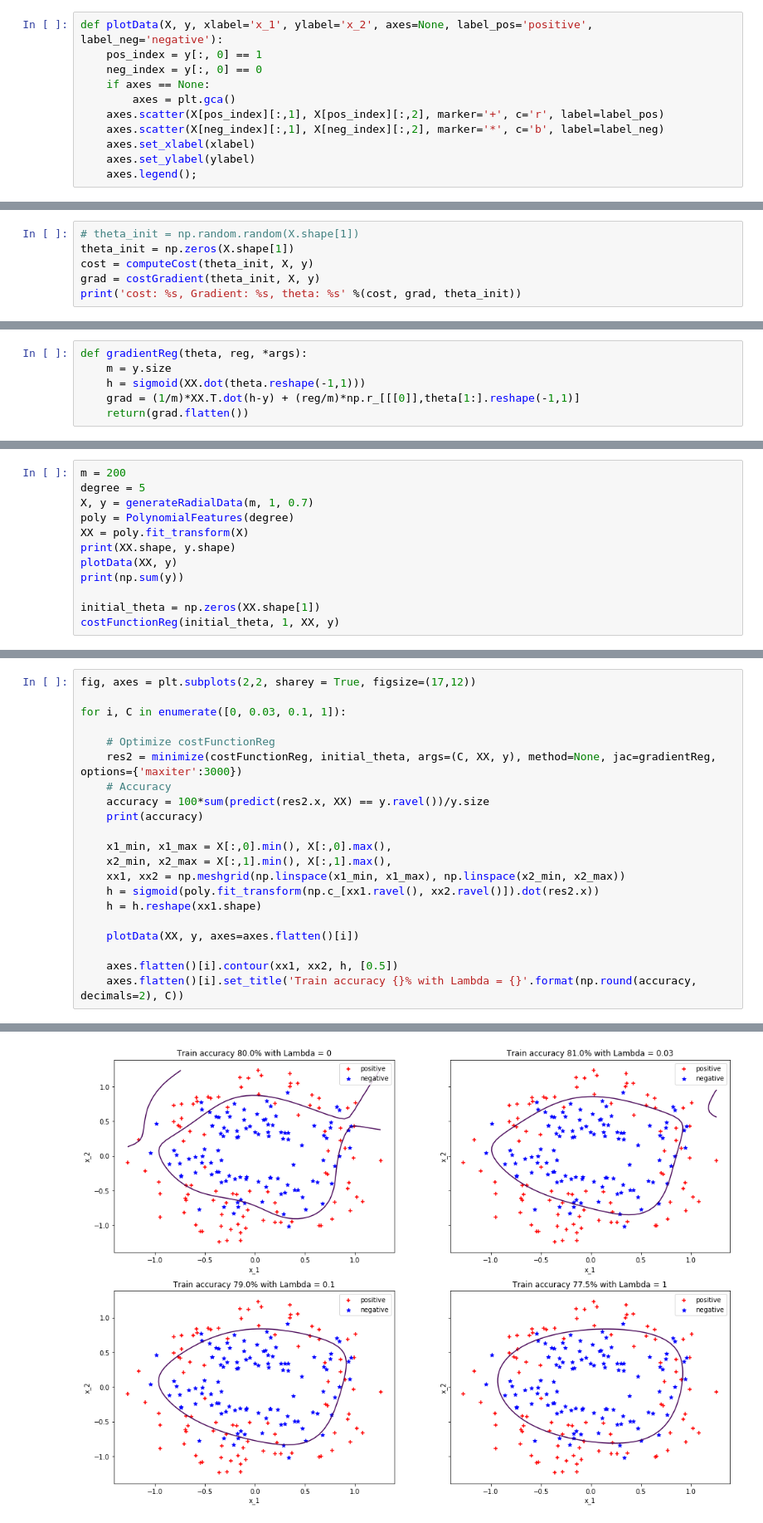
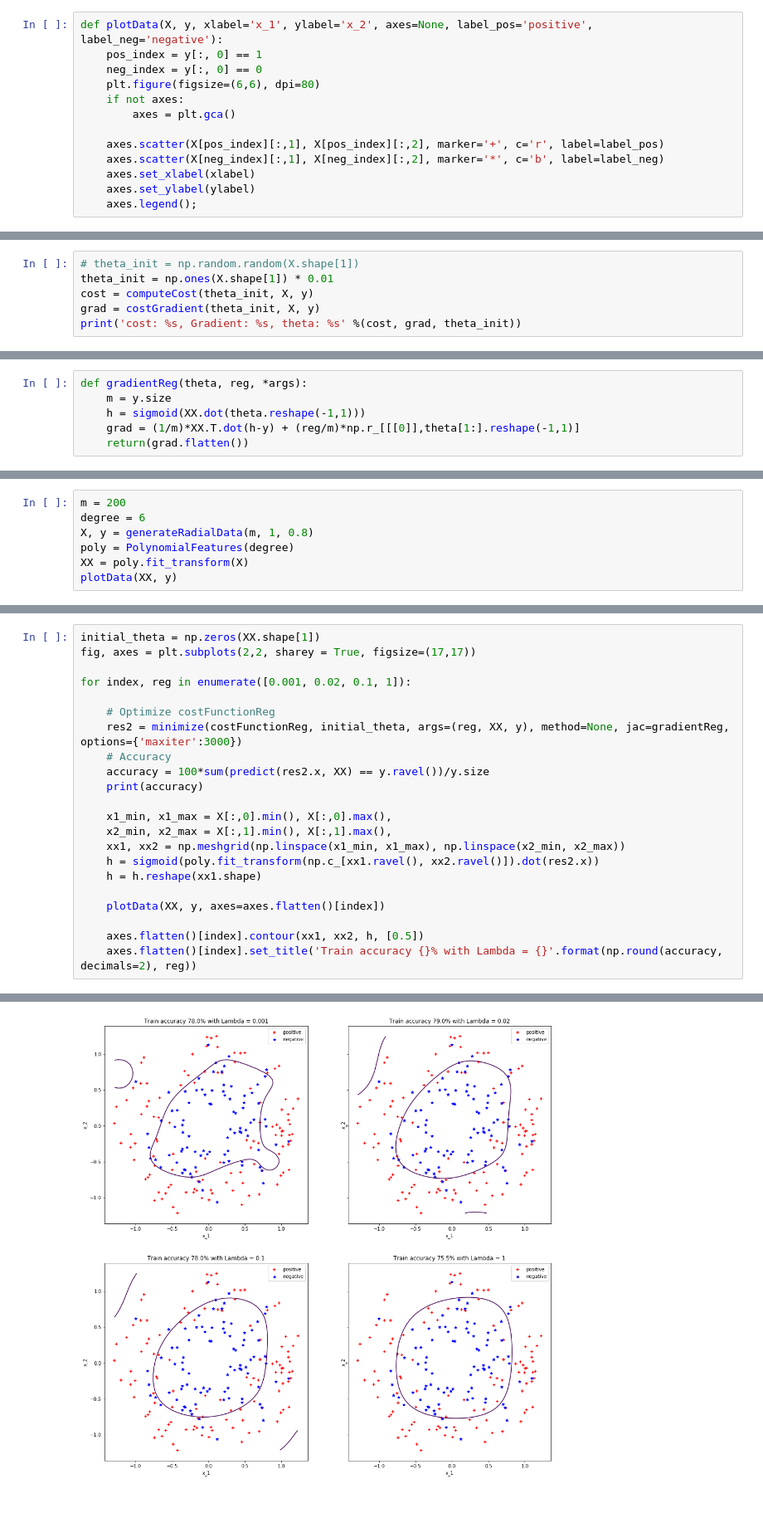
Before and after one commit to TapasTech/EasyShare-ML, a Jupyter notebook: Logistic-Regression.ipynb, the cells around one changed output, grey strips where cells are left out. Shown at 83% size. Saved outputs shown, nothing was run; the diff lists cells and outputs as text.

```diff
--- a/Logistic-Regression.ipynb
+++ b/Logistic-Regression.ipynb
@@ -53,8 +72,10 @@ print(sum(y.flatten()))
 def plotData(X, y, xlabel='x_1', ylabel='x_2', axes=None, label_pos='positive', label_neg='negative'):
     pos_index = y[:, 0] == 1
     neg_index = y[:, 0] == 0
-    if axes == None:
+    plt.figure(figsize=(6,6), dpi=80)
+    if not axes:
         axes = plt.gca()
+
     axes.scatter(X[pos_index][:,1], X[pos_index][:,2], marker='+', c='r', label=label_pos)
     axes.scatter(X[neg_index][:,1], X[neg_index][:,2], marker='*', c='b', label=label_neg)
     axes.set_xlabel(xlabel)
@@ -100,7 +121,7 @@ def costGradient(theta, X, y):
 ### 训练逻辑回归模型
 # %%
 # theta_init = np.random.random(X.shape[1])
-theta_init = np.zeros(X.shape[1])
+theta_init = np.ones(X.shape[1]) * 0.01
 cost = computeCost(theta_init, X, y)
 grad = costGradient(theta_init, X, y)
 print('cost: %s, Gradient: %s, theta: %s' %(cost, grad, theta_init))
@@ -220,13 +234,8 @@ print(calcDist([2,2],[0,0]))
 # %%
 m = 200
-degree = 5
-X, y = generateRadialData(m, 1, 0.7)
+degree = 6
+X, y = generateRadialData(m, 1, 0.8)
 poly = PolynomialFeatures(degree)
 XX = poly.fit_transform(X)
-print(XX.shape, y.shape)
 plotData(XX, y)
-print(np.sum(y))
-
-initial_theta = np.zeros(XX.shape[1])
-costFunctionReg(initial_theta, 1, XX, y)
 # %% [output]
@@ -237,10 +245,11 @@ costFunctionReg(initial_theta, 1, XX, y)
 # %%
-fig, axes = plt.subplots(2,2, sharey = True, figsize=(17,12))
+initial_theta = np.zeros(XX.shape[1])
+fig, axes = plt.subplots(2,2, sharey = True, figsize=(17,17))
 
-for i, C in enumerate([0, 0.03, 0.1, 1]):
+for index, reg in enumerate([0.001, 0.02, 0.1, 1]):
 
     # Optimize costFunctionReg
-    res2 = minimize(costFunctionReg, initial_theta, args=(C, XX, y), method=None, jac=gradientReg, options={'maxiter':3000})
+    res2 = minimize(costFunctionReg, initial_theta, args=(reg, XX, y), method=None, jac=gradientReg, options={'maxiter':3000})
     # Accuracy
     accuracy = 100*sum(predict(res2.x, XX) == y.ravel())/y.size
     print(accuracy)
@@ -251,8 +260,8 @@ for i, C in enumerate([0, 0.03, 0.1, 1]):
     h = sigmoid(poly.fit_transform(np.c_[xx1.ravel(), xx2.ravel()]).dot(res2.x))
     h = h.reshape(xx1.shape)
 
-    plotData(XX, y, axes=axes.flatten()[i])
+    plotData(XX, y, axes=axes.flatten()[index])
 
-    axes.flatten()[i].contour(xx1, xx2, h, [0.5])
-    axes.flatten()[i].set_title('Train accuracy {}% with Lambda = {}'.format(np.round(accuracy, decimals=2), C))
+    axes.flatten()[index].contour(xx1, xx2, h, [0.5])
+    axes.flatten()[index].set_title('Train accuracy {}% with Lambda = {}'.format(np.round(accuracy, decimals=2), reg))
 # %% [output]
@@ -263 +272 @@ for i, C in enumerate([0, 0.03, 0.1, 1]):
-[figure, old version]
+[figure, new version]
```
Also changed, not shown: parts of 16 cells of this notebook, 7 other files.
